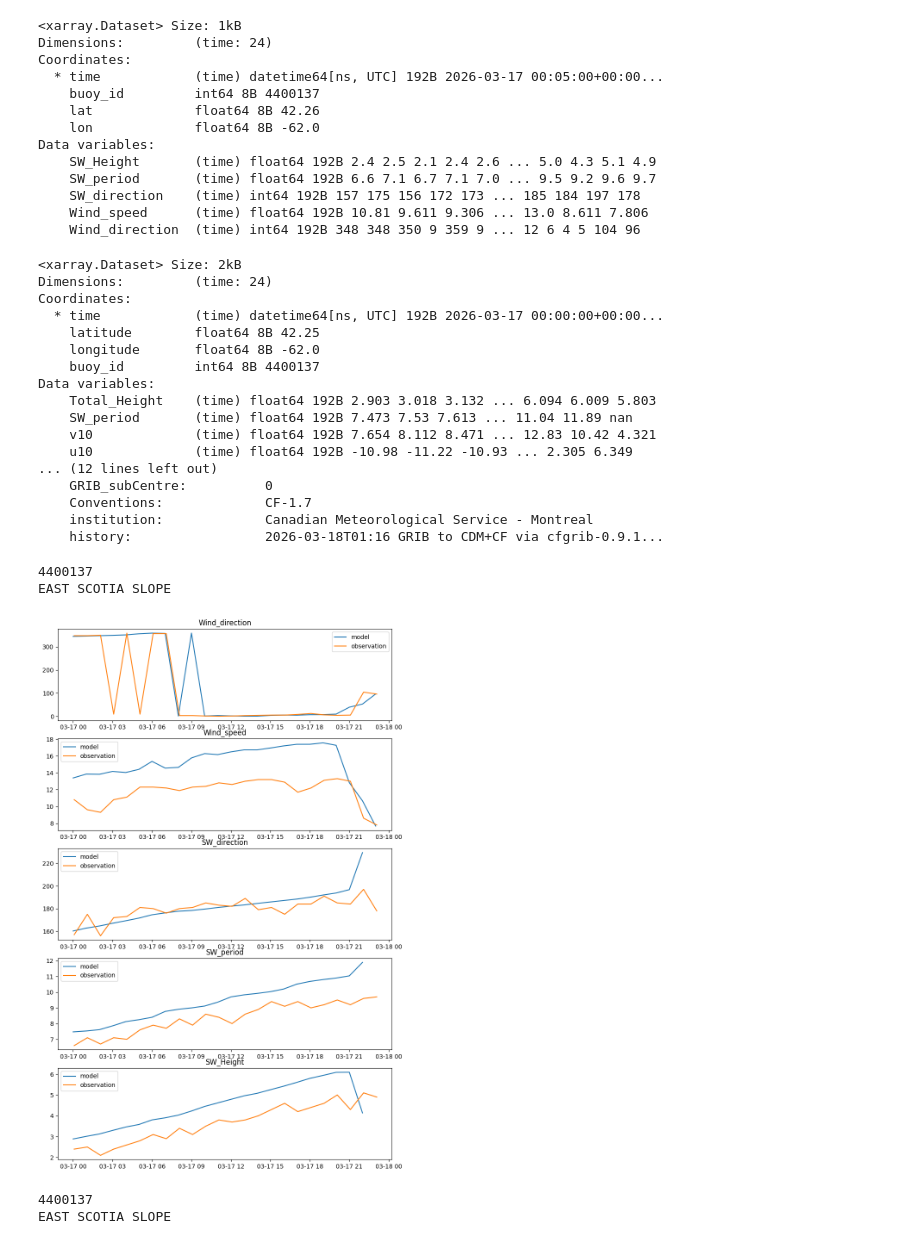
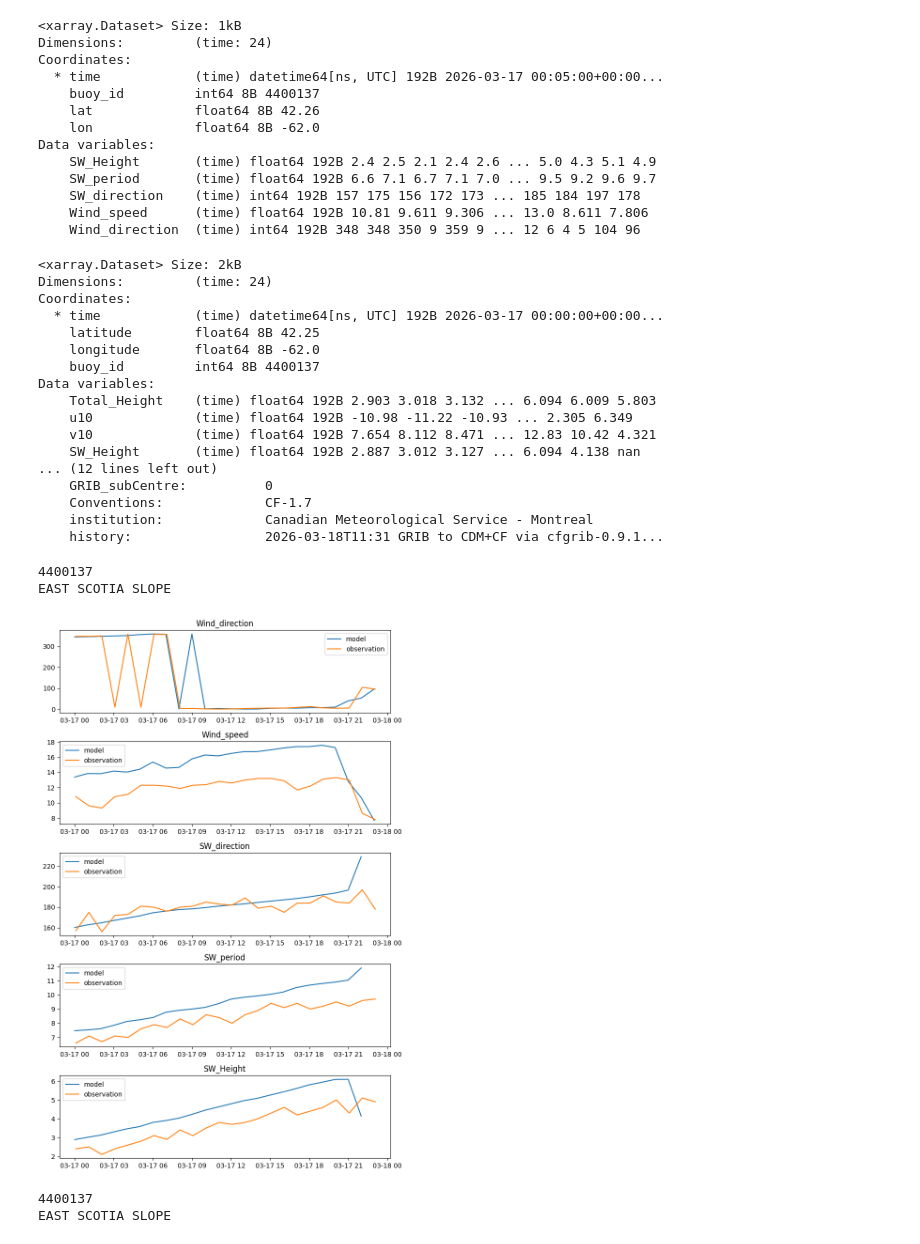
Before and after one commit to jclary-31/Wave_forecast_postprocessing, a Jupyter notebook: Wave.ipynb, the cells around one changed output. Drawn from its saved outputs; the diff is of its cells as text; code cells hidden in the pictures.

```diff
--- a/Wave.ipynb
+++ b/Wave.ipynb
@@ -1370,0 +1392,3 @@ stations
+# %%
+stations=stations.sort_values(by='# WMO')
+stations
@@ -1442,37 +1472,40 @@ Coordinates:
     buoy_id         int64 8B 4400137
 Data variables:
     Total_Height    (time) float64 192B 2.903 3.018 3.132 ... 6.094 6.009 5.803
-    SW_period       (time) float64 192B 7.473 7.53 7.613 ... 11.04 11.89 nan
+    u10             (time) float64 192B -10.98 -11.22 -10.93 ... 2.305 6.349
     v10             (time) float64 192B 7.654 8.112 8.471 ... 12.83 10.42 4.321
-    u10             (time) float64 192B -10.98 -11.22 -10.93 ... 2.305 6.349
+    SW_Height       (time) float64 192B 2.887 3.012 3.127 ... 6.094 4.138 nan
 ... (12 lines left out)
     GRIB_subCentre:          0
     Conventions:             CF-1.7
     institution:             Canadian Meteorological Service - Montreal
-    history:                 2026-03-18T01:16 GRIB to CDM+CF via cfgrib-0.9.1...
+    history:                 2026-03-18T11:31 GRIB to CDM+CF via cfgrib-0.9.1...
 # %%
 i=0
 buoy_id=int(buoy_ids[i])
 #print(stations.sort_values(by='# WMO'))
 stations=stations.sort_values(by='# WMO')
 stations_name=stations['EN name'].to_list()
 
 print(buoy_ids[i])
 print(stations_name[i])
-fig, ax = plt.subplots(5, 1, figsize=(10, 16))
+fig, ax = plt.subplots(5, 1, figsize=(8, 12))
 
 j=0
 for key in list(ds_buoy.keys())[::-1]:
   #print(key)
   ax[j].plot(ds_extract['time'],ds_extract.sel(buoy_id=buoy_id)[key],label='model')
   ax[j].plot(ds_buoy['time'],ds_buoy.sel(buoy_id=buoy_id)[key],label='observation')
   ax[j].set_title(key)
   ax[j].legend()
   j=j+1
+
+
+fig.tight_layout()
 # %% [output]
 4400137
 EAST SCOTIA SLOPE
-[figure, old version]
+[figure, new version]
 # %%
 #https://www.ndbc.noaa.gov/faq/measdes.shtml#stdmet
 #for buoy Wind direction is direction 'coming from' in degrees clockwise from true N
```
Also changed, not shown: parts of 20 cells of this notebook.
